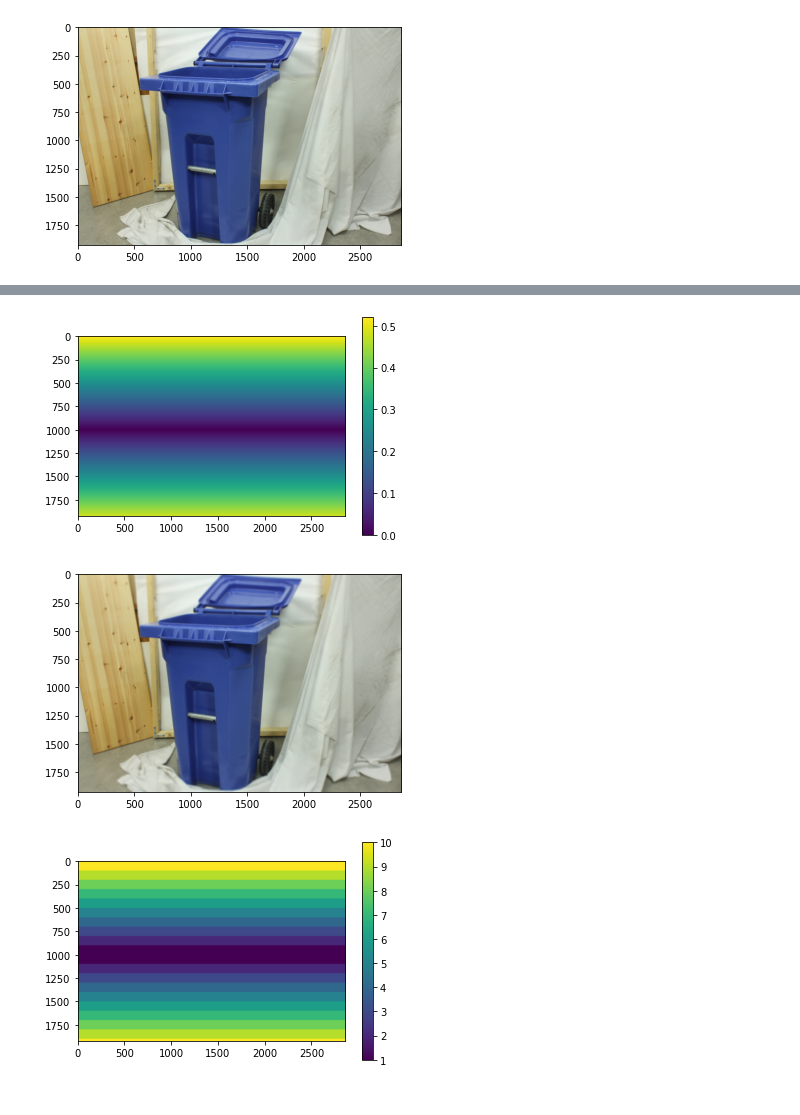
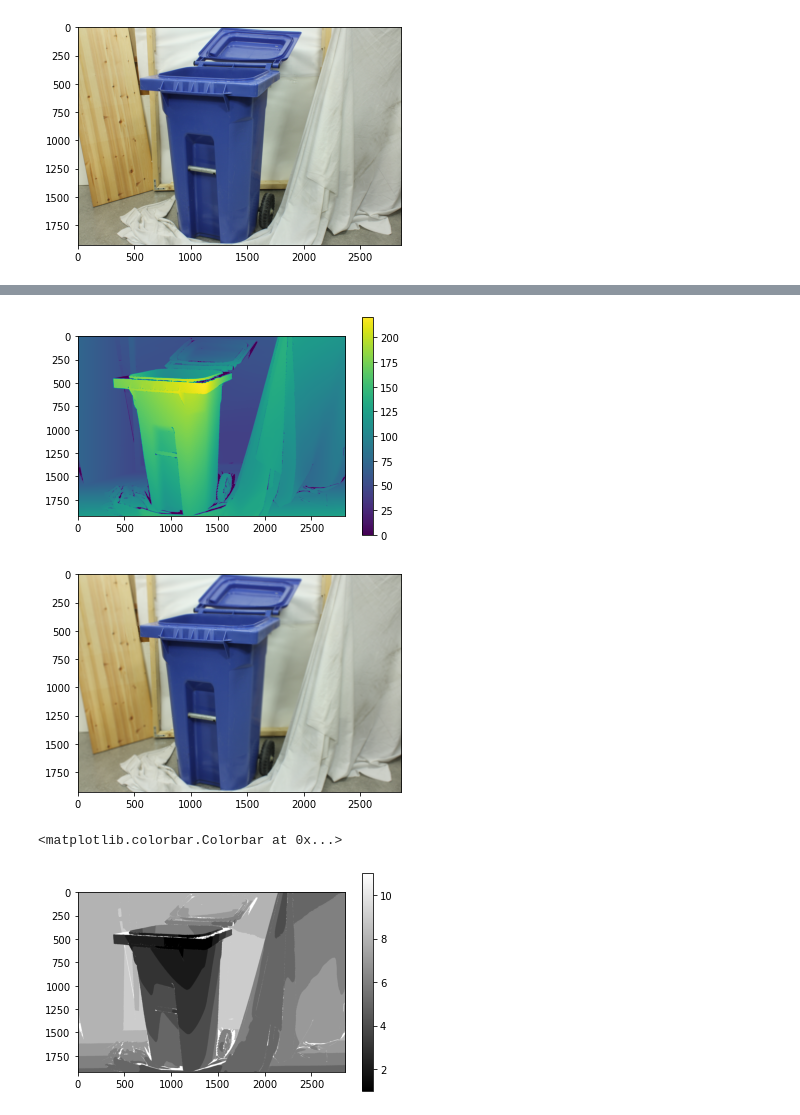
Before and after one commit to BaldPulse/Stereo_depth_energy, a Jupyter notebook: dof.ipynb, the cells around one changed output, grey strips where cells are left out. Drawn from its saved outputs; the diff is of its cells as text; code cells hidden in the pictures.

```diff
--- a/dof.ipynb
+++ b/dof.ipynb
@@ -25,14 +25,10 @@ def dof_blur(color_image, disparity_map, disp_in_focus, levels=10, blurriness=1.
 
     h, w = color_image.shape[:2]
     disp_to_focus_map = np.abs(disparity_map - disp_in_focus)
-    plt.imshow(disp_to_focus_map / np.max(disparity_map))
-    plt.colorbar()
-    plt.show()
     disp_min = np.min(disp_to_focus_map)
     disp_max = np.max(disp_to_focus_map)
     disp_strips = np.arange(disp_min, disp_max, (disp_max - disp_min) // levels)
     disp_strips = np.append(disp_strips, [disp_max])
-    # print(disp_strips)
 
     # blur color image according to different disparity
     result = color_image.copy()
@@ -44,8 +40,6 @@ def dof_blur(color_image, disparity_map, disp_in_focus, levels=10, blurriness=1.
         k_size = 2 * i + 1
                                                                   # make the 2nd strip also in focus
         blurred = cv2.GaussianBlur(color_image, (k_size, k_size), (i / 1.5) ** blurriness - (1 / 1.5) ** 1.2)
-        # plt.imshow(blurred)
-        # plt.show()
         loc = np.where(np.logical_and(disp_to_focus_map >= disp_low, disp_to_focus_map <= disp_high))
         level_segmentation[loc] = i
         result[loc] = blurred[loc]
@@ -63,11 +47,21 @@ plt.show()
+# %%
+d = cv2.imread('Data\Recycle-perfect\disp1.pfm', cv2.IMREAD_UNCHANGED)
+d[d==np.inf] = 0
+d = 0.003922 * d
+plt.imshow(d)
+plt.colorbar()
+plt.show()
+# %% [output]
+[figure, added]
 # %%
-dof_image, level_seg = dof_blur(image, disp_map, 1000, levels=10)
-plt.imshow(dof_image)
+blur_image, level_seg = dof_blur(image, d, 220, 10, blurriness=10)
+plt.imshow(blur_image)
 plt.show()
-plt.imshow(level_seg)
-plt.colorbar()
-plt.show()
 # %% [output]
-[figure, old version]
+[figure, new version]
-[figure, removed]
-[figure, removed]
+# %%
+plt.imshow(level_seg, cmap='gray')
+plt.colorbar()
+# %% [output]
+<matplotlib.colorbar.Colorbar at 0x...>
+[figure, added]
```
Also changed, not shown: parts of 1 cell of this notebook, 4 other files.
